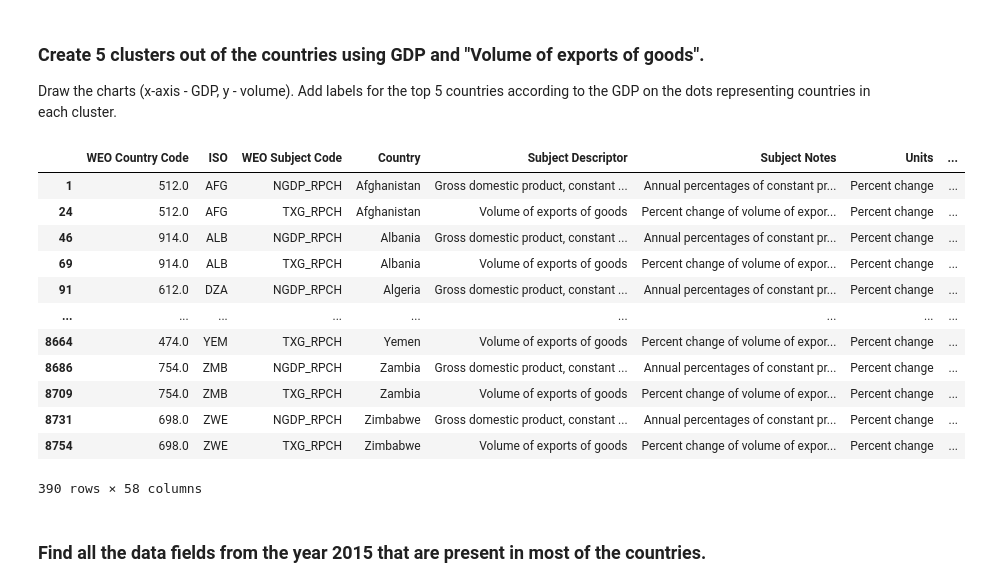
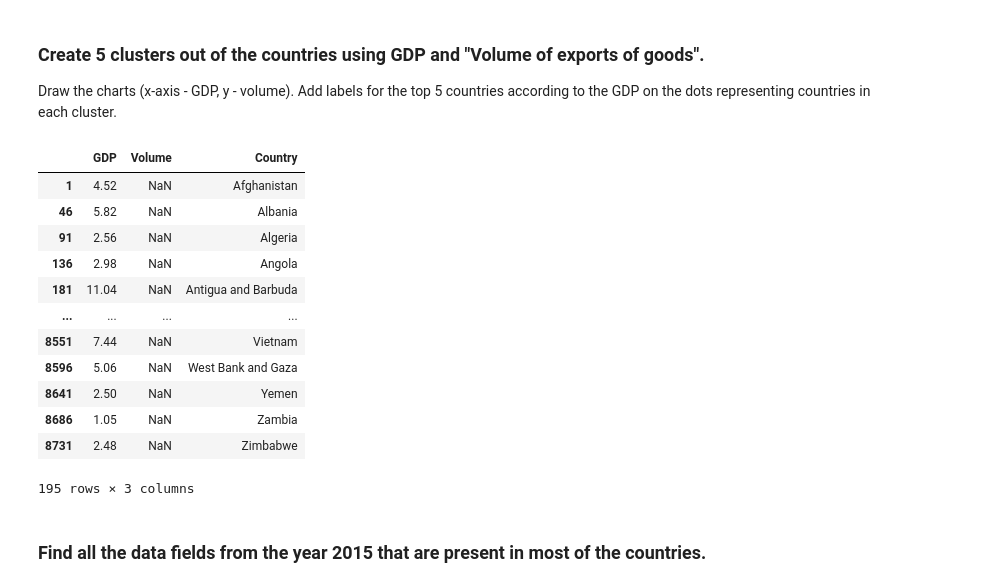
Before and after one commit to jimmykamau/gdp_predictor, a Jupyter notebook: notebook/gdp.ipynb, the cells around one changed output. Saved outputs shown, nothing was run; the diff lists cells and outputs as text; code cells hidden in the pictures.

```diff
--- a/notebook/gdp.ipynb
+++ b/notebook/gdp.ipynb
@@ -131,25 +131,30 @@ for index, row in df_largest_10_gdppc.iterrows():
 Draw the charts (x-axis - GDP, y - volume).
 Add labels for the top 5 countries according to the GDP on the dots representing countries in each cluster.
 # %%
-df_gdp_exports = df[df["WEO Subject Code"].isin(["NGDP_RPCH", "TXG_RPCH"])].copy()
-df_gdp_exports["GDP"] = df[df["WEO Subject Code"] == "NGDP_RPCH"][2022]
-df_gdp_exports["Volume"] = df[df["WEO Subject Code"] == "TXG_RPCH"][2022]
-df_gdp_exports = df_gdp_exports.groupby("Country")
-df_gdp_exports.head()
+# df_gdp_exports = df[df["WEO Subject Code"].isin(["NGDP_RPCH", "TXG_RPCH"])].copy()
+# df_gdp_exports["GDP"] = df[df["WEO Subject Code"] == "NGDP_RPCH"][2022]
+# df_gdp_exports["Volume"] = df[df["WEO Subject Code"] == "TXG_RPCH"][2022]
+# df_gdp_exports = df_gdp_exports.set_index("GDP")
+df_gdp_exports = pd.DataFrame(columns=["GDP", "Volume", "Country"])
+df_gdp_exports["GDP"] = df.loc[df["WEO Subject Code"] == "NGDP_RPCH"][2022]
+df_gdp_exports["Volume"] = df.loc[df["WEO Subject Code"] == "TXG_RPCH"][2017]
+df_gdp_exports["Country"] = df["Country"].unique()[:-1]
+df_gdp_exports
+# df.loc[df["WEO Subject Code"] == "TXG_RPCH"][2022]
 # %% [output]
-|  | WEO Country Code | ISO | WEO Subject Code | Country | Subject Descriptor | Subject Notes | Units | ... |
-| 1 | 512.0 | AFG | NGDP_RPCH | Afghanistan | Gross domestic product, constant ... | Annual percentages of constant pr... | Percent change | ... |
-| 24 | 512.0 | AFG | TXG_RPCH | Afghanistan | Volume of exports of goods | Percent change of volume of expor... | Percent change | ... |
-| 46 | 914.0 | ALB | NGDP_RPCH | Albania | Gross domestic product, constant ... | Annual percentages of constant pr... | Percent change | ... |
-| 69 | 914.0 | ALB | TXG_RPCH | Albania | Volume of exports of goods | Percent change of volume of expor... | Percent change | ... |
-| 91 | 612.0 | DZA | NGDP_RPCH | Algeria | Gross domestic product, constant ... | Annual percentages of constant pr... | Percent change | ... |
-| ... | ... | ... | ... | ... | ... | ... | ... | ... |
-| 8664 | 474.0 | YEM | TXG_RPCH | Yemen | Volume of exports of goods | Percent change of volume of expor... | Percent change | ... |
-| 8686 | 754.0 | ZMB | NGDP_RPCH | Zambia | Gross domestic product, constant ... | Annual percentages of constant pr... | Percent change | ... |
-| 8709 | 754.0 | ZMB | TXG_RPCH | Zambia | Volume of exports of goods | Percent change of volume of expor... | Percent change | ... |
-| 8731 | 698.0 | ZWE | NGDP_RPCH | Zimbabwe | Gross domestic product, constant ... | Annual percentages of constant pr... | Percent change | ... |
-| 8754 | 698.0 | ZWE | TXG_RPCH | Zimbabwe | Volume of exports of goods | Percent change of volume of expor... | Percent change | ... |
+|  | GDP | Volume | Country |
+| 1 | 4.52 | NaN | Afghanistan |
+| 46 | 5.82 | NaN | Albania |
+| 91 | 2.56 | NaN | Algeria |
+| 136 | 2.98 | NaN | Angola |
+| 181 | 11.04 | NaN | Antigua and Barbuda |
+| ... | ... | ... | ... |
+| 8551 | 7.44 | NaN | Vietnam |
+| 8596 | 5.06 | NaN | West Bank and Gaza |
+| 8641 | 2.50 | NaN | Yemen |
+| 8686 | 1.05 | NaN | Zambia |
+| 8731 | 2.48 | NaN | Zimbabwe |
-390 rows × 58 columns
+195 rows × 3 columns
 # %% [markdown]
 ### Find all the data fields from the year 2015 that are present in most of the countries.
 # %%
```
Also changed, not shown: parts of 13 cells of this notebook, 2 other files.
